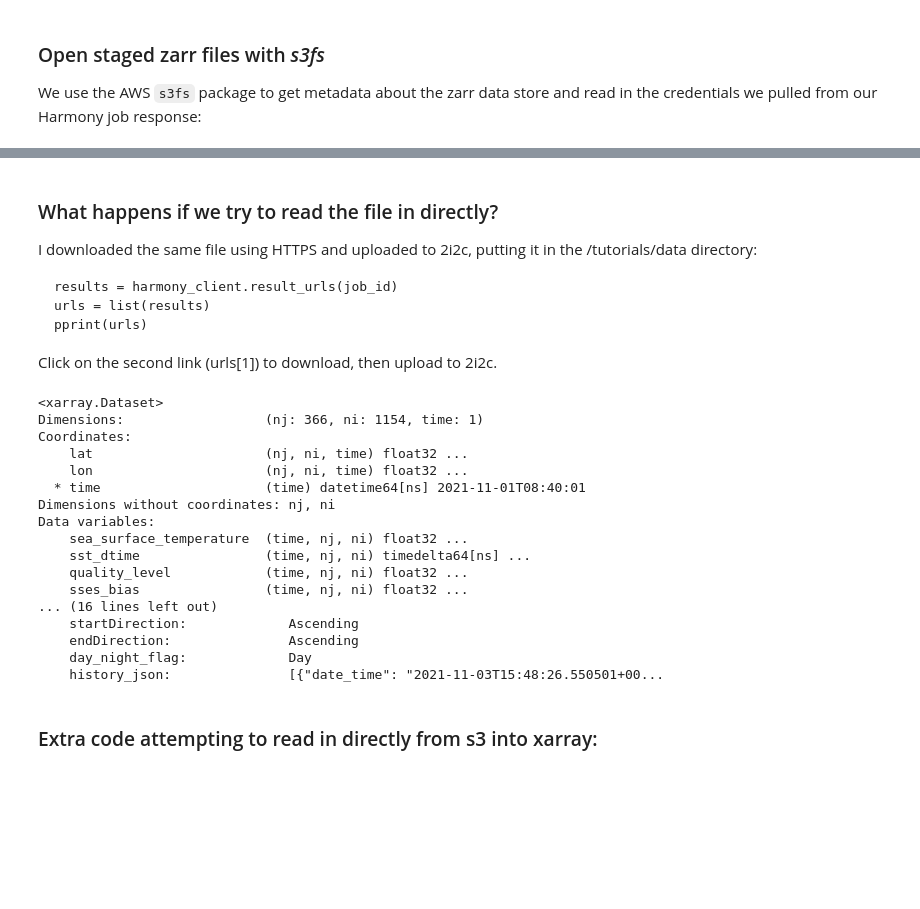
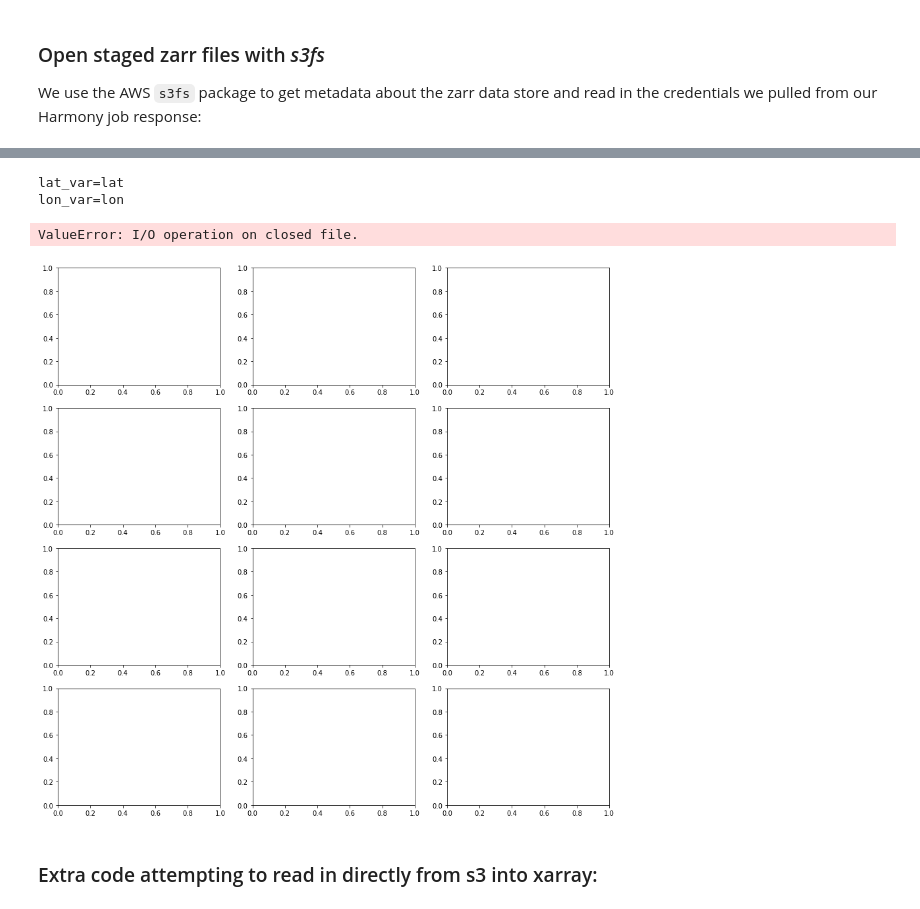
Before and after one commit to NASA-Openscapes/2021-Cloud-Hackathon, a Jupyter notebook: tutorials/Data_Access__Harmony_Subsetting.ipynb, the cells around one changed output, grey strips where cells are left out. Cells and saved outputs as stored; diff of their text form; code cells hidden in the pictures; blank space fills up the shorter version.

Commit message:
end to end access through plotting

````diff
--- a/tutorials/Data_Access__Harmony_Subsetting.ipynb
+++ b/tutorials/Data_Access__Harmony_Subsetting.ipynb
@@ -267,7 +231,7 @@ netcdf_fs = s3fs.S3FileSystem(
     client_kwargs={'region_name':'us-west-2'},
 )
 
-with netcdf_fs.open(url, 'rb') as f:
-        ds= xr.open_dataset(url)
-        ds
+with netcdf_fs.open(url) as f:
+        ds= xr.open_dataset(f)
+        display(ds)
 # %% [output]
@@ -275,36 +255,36 @@ OSError: [Errno -128] NetCDF: Attempt to use feature that was not turned on when
-# %% [markdown]
-### What happens if we try to read the file in directly?
-I downloaded the same file using HTTPS and uploaded to 2i2c, putting it in the /tutorials/data directory:
-
-```
-results = harmony_client.result_urls(job_id)
-urls = list(results)
-pprint(urls)
-```
-
-Click on the second link (urls[1]) to download, then upload to 2i2c.
-# %%
-path = './data/20211101084001-JPL-L2P_GHRSST-SSTskin-MODIS_A-D-v02.0-fv01.0_subsetted.nc4'
-ds = xr.open_dataset(path)
-ds
-# %% [output]
-<xarray.Dataset>
-Dimensions:                  (nj: 366, ni: 1154, time: 1)
-Coordinates:
-    lat                      (nj, ni, time) float32 ...
-    lon                      (nj, ni, time) float32 ...
-  * time                     (time) datetime64[ns] 2021-11-01T08:40:01
-Dimensions without coordinates: nj, ni
-Data variables:
-    sea_surface_temperature  (time, nj, ni) float32 ...
-    sst_dtime                (time, nj, ni) timedelta64[ns] ...
-    quality_level            (time, nj, ni) float32 ...
-    sses_bias                (time, nj, ni) float32 ...
-... (16 lines left out)
-    startDirection:             Ascending
-    endDirection:               Ascending
-    day_night_flag:             Day
-    history_json:               [{"date_time": "2021-11-03T15:48:26.550501+00...
+# %%
+# Determine the lat/lon coordinate names
+for coord_name, coord in ds.coords.items():
+    if 'units' not in coord.attrs:
+        continue
+    if coord.attrs['units'] == 'degrees_north':
+        lat_var = coord_name
+    if coord.attrs['units'] == 'degrees_east':
+        lon_var = coord_name
+
+print(f'lat_var={lat_var}')
+print(f'lon_var={lon_var}')
+
+# if ds[variable].size == 0:
+#     print("No data in subsetted region. Exiting")
+#     sys.exit(0)
+
+import matplotlib.pyplot as plt
+import math
+
+fig, axes = plt.subplots(ncols=3, nrows=math.ceil((len(ds.data_vars)/3)))
+fig.set_size_inches((15,15))
+
+for count, xvar in enumerate(ds.data_vars):
+    if  ds[xvar].dtype == "timedelta64[ns]":
+        continue
+        #ds[xvar].astype('timedelta64[D]').plot(ax=axes[int(count/3)][count%3])
+    ds[xvar].plot(ax=axes[int(count/3)][count%3])
+# %% [output]
+lat_var=lat
+lon_var=lon
+ValueError: I/O operation on closed file.
+[figure, added]
 # %% [markdown]
 ### Extra code attempting to read in directly from s3 into xarray:
 # %%
````
Also changed, not shown: parts of 13 cells of this notebook.
